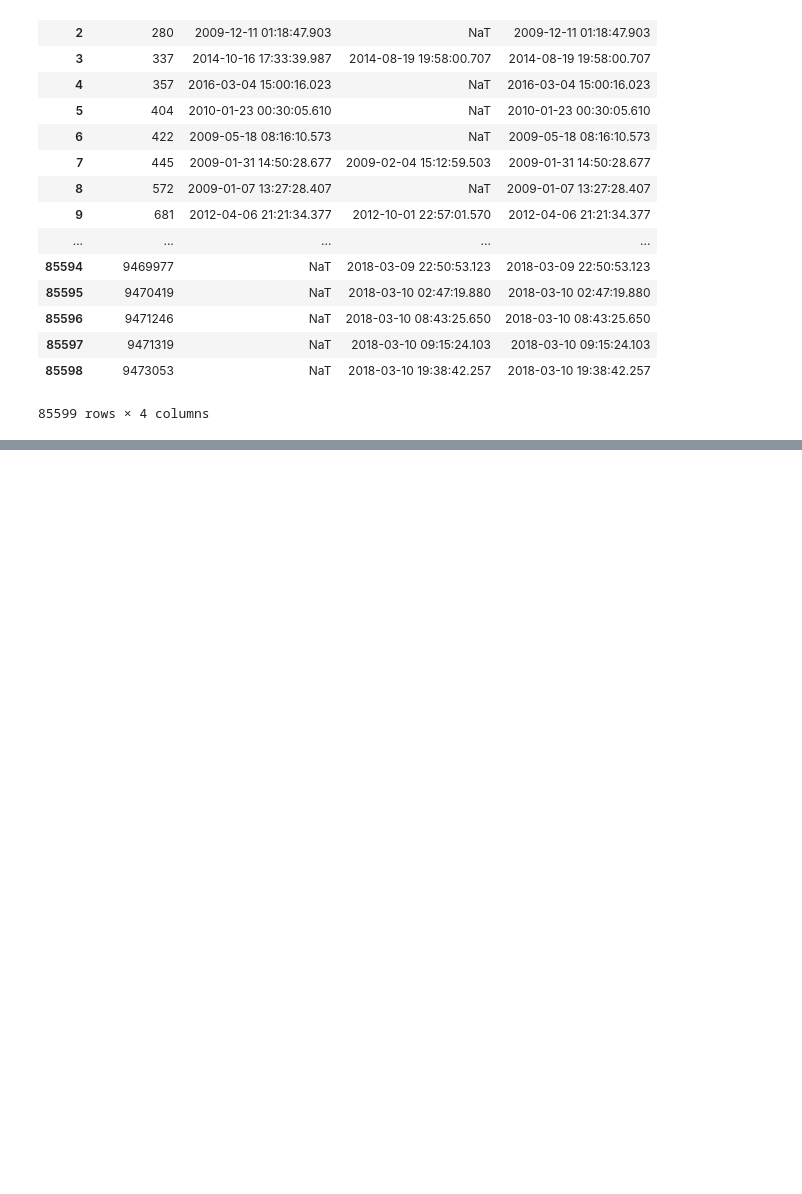
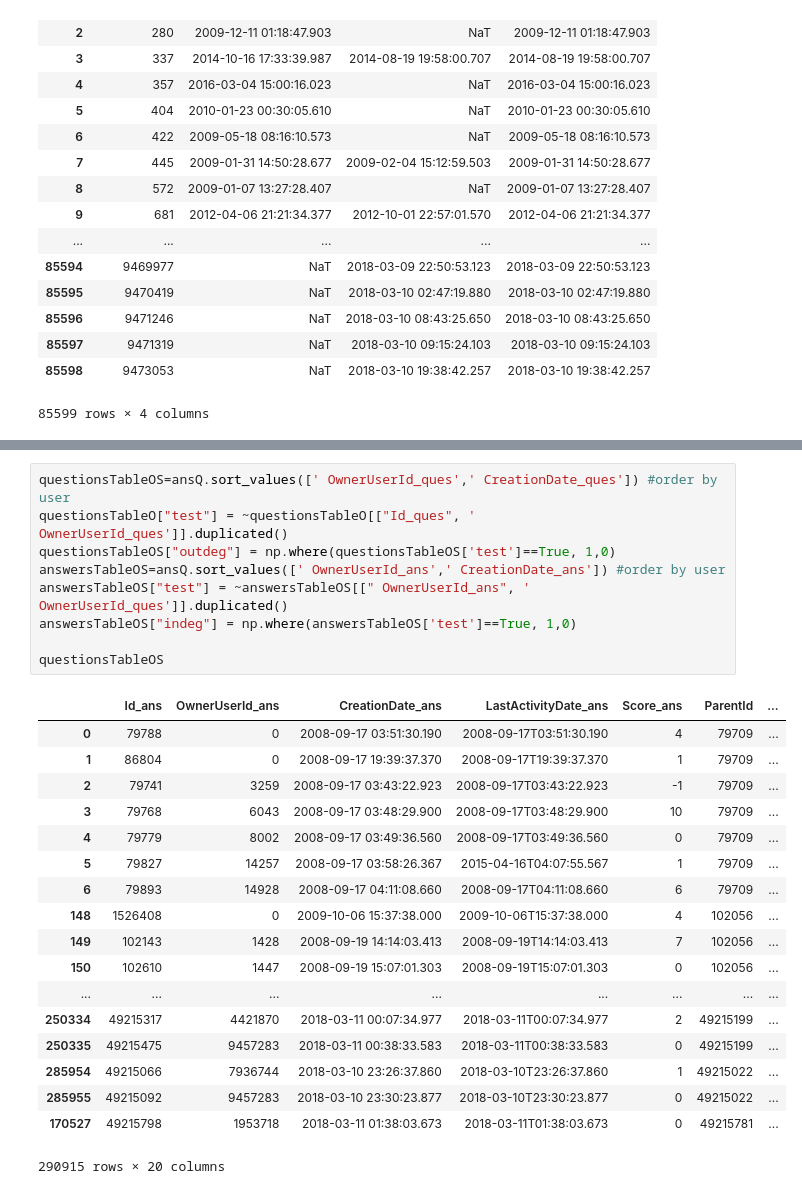
Before and after one commit to live-wire/overflow, a Jupyter notebook: Nirmal_Metric.ipynb, the cells around one changed output, grey strips where cells are left out. Saved outputs shown, nothing was run; the diff lists cells and outputs as text; blank space fills up the shorter version.

```diff
--- a/Nirmal_Metric.ipynb
+++ b/Nirmal_Metric.ipynb
@@ -193,0 +221,28 @@ plt.show()
+# %%
+questionsTableOS=ansQ.sort_values([' OwnerUserId_ques',' CreationDate_ques']) #order by user
+questionsTableO["test"] = ~questionsTableO[["Id_ques", ' OwnerUserId_ques']].duplicated()
+questionsTableOS["outdeg"] = np.where(questionsTableOS['test']==True, 1,0)
+answersTableOS=ansQ.sort_values([' OwnerUserId_ans',' CreationDate_ans']) #order by user
+answersTableOS["test"] = ~answersTableOS[[" OwnerUserId_ans", ' OwnerUserId_ques']].duplicated()
+answersTableOS["indeg"] = np.where(answersTableOS['test']==True, 1,0)
+
+questionsTableOS
+# %% [output]
+|  | Id_ans | OwnerUserId_ans | CreationDate_ans | LastActivityDate_ans | Score_ans | ParentId | ... |
+| 0 | 79788 | 0 | 2008-09-17 03:51:30.190 | 2008-09-17T03:51:30.190 | 4 | 79709 | ... |
+| 1 | 86804 | 0 | 2008-09-17 19:39:37.370 | 2008-09-17T19:39:37.370 | 1 | 79709 | ... |
+| 2 | 79741 | 3259 | 2008-09-17 03:43:22.923 | 2008-09-17T03:43:22.923 | -1 | 79709 | ... |
+| 3 | 79768 | 6043 | 2008-09-17 03:48:29.900 | 2008-09-17T03:48:29.900 | 10 | 79709 | ... |
+| 4 | 79779 | 8002 | 2008-09-17 03:49:36.560 | 2008-09-17T03:49:36.560 | 0 | 79709 | ... |
+| 5 | 79827 | 14257 | 2008-09-17 03:58:26.367 | 2015-04-16T04:07:55.567 | 1 | 79709 | ... |
+| 6 | 79893 | 14928 | 2008-09-17 04:11:08.660 | 2008-09-17T04:11:08.660 | 6 | 79709 | ... |
+| 148 | 1526408 | 0 | 2009-10-06 15:37:38.000 | 2009-10-06T15:37:38.000 | 4 | 102056 | ... |
+| 149 | 102143 | 1428 | 2008-09-19 14:14:03.413 | 2008-09-19T14:14:03.413 | 7 | 102056 | ... |
+| 150 | 102610 | 1447 | 2008-09-19 15:07:01.303 | 2008-09-19T15:07:01.303 | 0 | 102056 | ... |
+| ... | ... | ... | ... | ... | ... | ... | ... |
+| 250334 | 49215317 | 4421870 | 2018-03-11 00:07:34.977 | 2018-03-11T00:07:34.977 | 2 | 49215199 | ... |
+| 250335 | 49215475 | 9457283 | 2018-03-11 00:38:33.583 | 2018-03-11T00:38:33.583 | 0 | 49215199 | ... |
+| 285954 | 49215066 | 7936744 | 2018-03-10 23:26:37.860 | 2018-03-10T23:26:37.860 | 1 | 49215022 | ... |
+| 285955 | 49215092 | 9457283 | 2018-03-10 23:30:23.877 | 2018-03-10T23:30:23.877 | 0 | 49215022 | ... |
+| 170527 | 49215798 | 1953718 | 2018-03-11 01:38:03.673 | 2018-03-11T01:38:03.673 | 0 | 49215781 | ... |
+290915 rows × 20 columns
```
Also changed, not shown: parts of 10 cells of this notebook.
